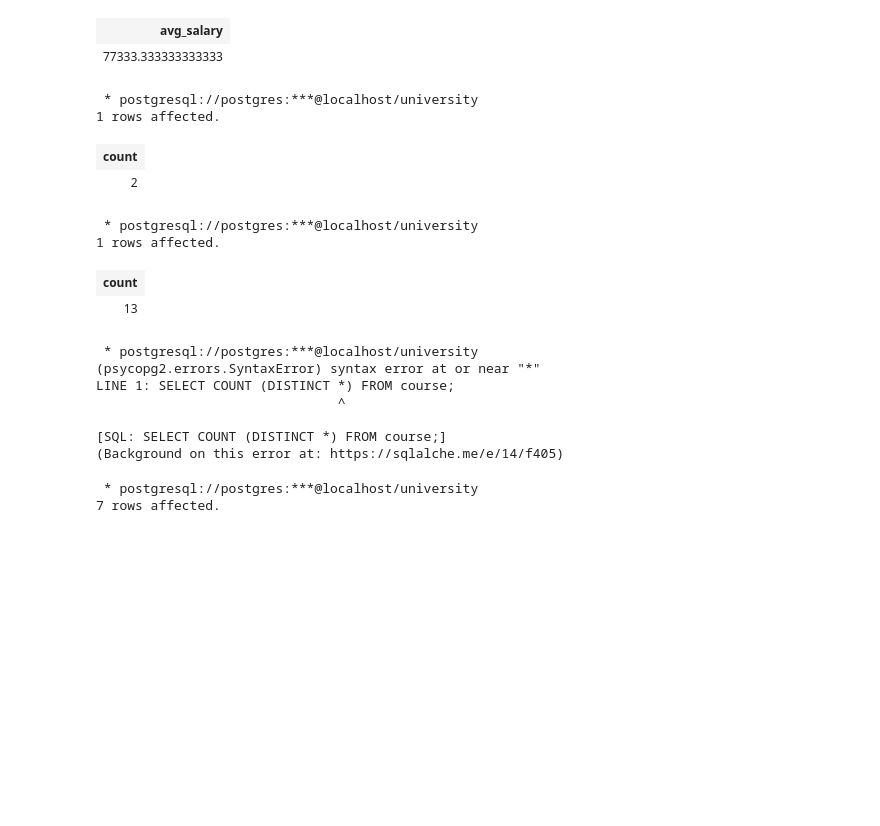
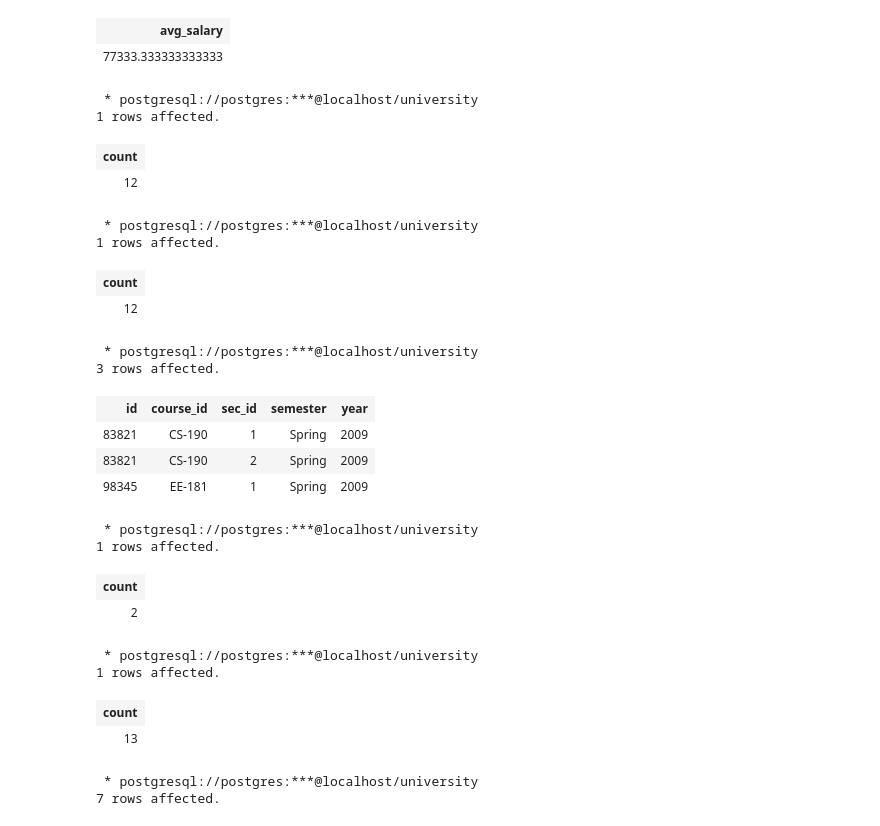
Before and after one commit to gpsaggese/umd_data605, a Jupyter notebook: tutorials/tutorial_postgres/tutorial_university/sql_basics.ipynb, the cells around one changed output. Cells and saved outputs as stored; diff of their text form; code cells hidden in the pictures; blank space fills up the shorter version.

```diff
--- a/tutorials/tutorial_postgres/tutorial_university/sql_basics.ipynb
+++ b/tutorials/tutorial_postgres/tutorial_university/sql_basics.ipynb
@@ -816,14 +820,47 @@ SELECT AVG(salary) AS avg_salary FROM instructor WHERE dept_name = 'Comp. Sci.';
 1 rows affected.
 | avg_salary |
 | 77333.333333333333 |
+# %%
+%%sql
+-- Count the elements in a table.
+SELECT COUNT(*) FROM instructor;
+# %% [output]
+ * postgresql://postgres:***@localhost/university
+1 rows affected.
+| count |
+| 12 |
+# %%
+%%sql
+-- Count the distinct ids.
+SELECT COUNT(DISTINCT ID) FROM instructor;
+# %% [output]
+ * postgresql://postgres:***@localhost/university
+1 rows affected.
+| count |
+| 12 |
 # %%
 %%sql
-SELECT COUNT (DISTINCT ID) FROM teaches WHERE semester = 'Spring' and year = '2009';
+SELECT *
+    FROM teaches
+    WHERE semester = 'Spring' and year = '2009';
 # %% [output]
  * postgresql://postgres:***@localhost/university
-1 rows affected.
+3 rows affected.
-| count |
-| 2 |
+| id | course_id | sec_id | semester | year |
+| 83821 | CS-190 | 1 | Spring | 2009 |
+| 83821 | CS-190 | 2 | Spring | 2009 |
+| 98345 | EE-181 | 1 | Spring | 2009 |
+# %%
+%%sql
+-- COUNT() counts the number of elements in a group by.
+SELECT COUNT (DISTINCT ID)
+    FROM teaches
+    WHERE semester = 'Spring' and year = '2009';
+# %% [output]
+ * postgresql://postgres:***@localhost/university
+1 rows affected.
+| count |
+| 2 |
 # %%
 %%sql
 SELECT COUNT (*) FROM course;
@@ -833,17 +870,9 @@ SELECT COUNT (*) FROM course;
 | count |
 | 13 |
 # %%
-%%sql
--- Distinct doesn't work with count.
--- SELECT COUNT (DISTINCT *) FROM course;
+# %%sql
+# -- Distinct doesn't work with count.
+# -- SELECT COUNT (DISTINCT *) FROM course;
-# %% [output]
- * postgresql://postgres:***@localhost/university
-(psycopg2.errors.SyntaxError) syntax error at or near "*"
-LINE 1: SELECT COUNT (DISTINCT *) FROM course;
-                               ^
-
-[SQL: SELECT COUNT (DISTINCT *) FROM course;]
-(Background on this error at: https://sqlalche.me/e/14/f405)
 # %%
 %%sql
 -- Find the average dept in each department.
```
Also changed, not shown: parts of 51 cells of this notebook.
